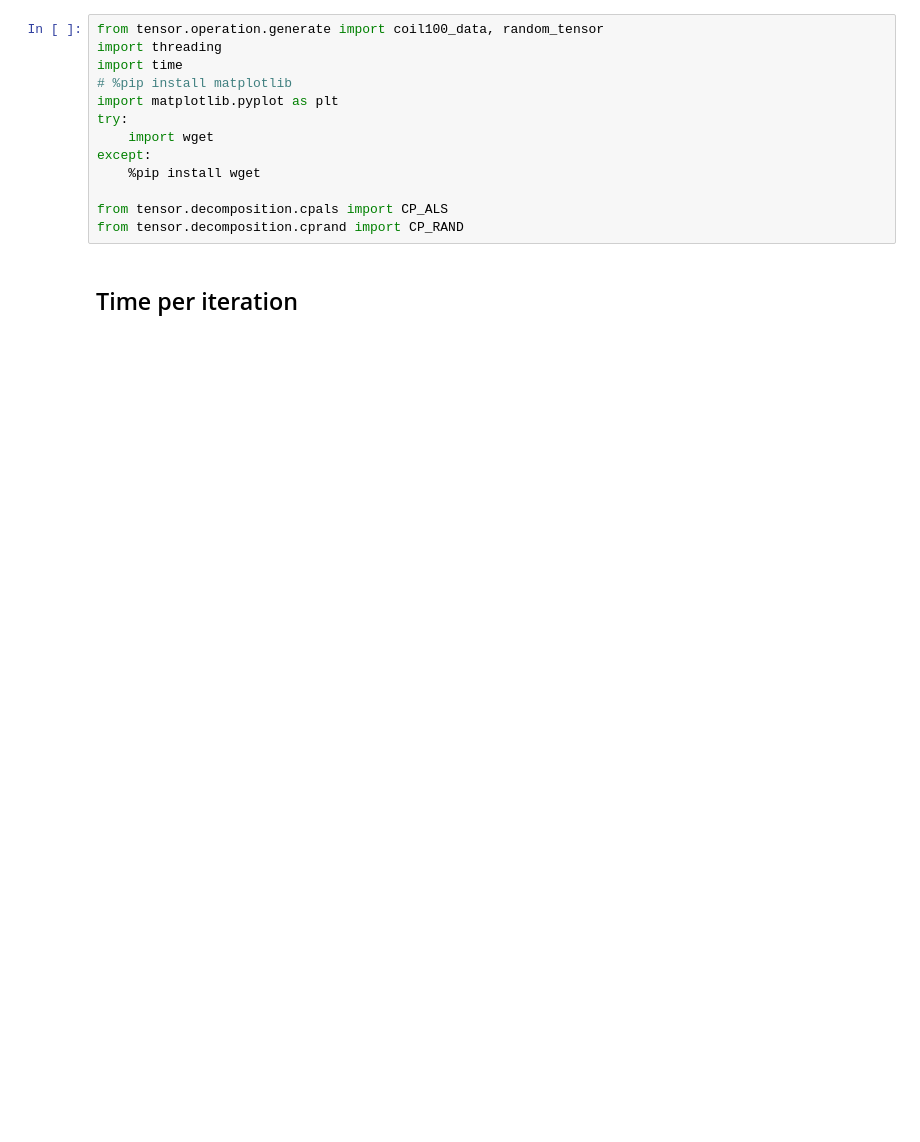
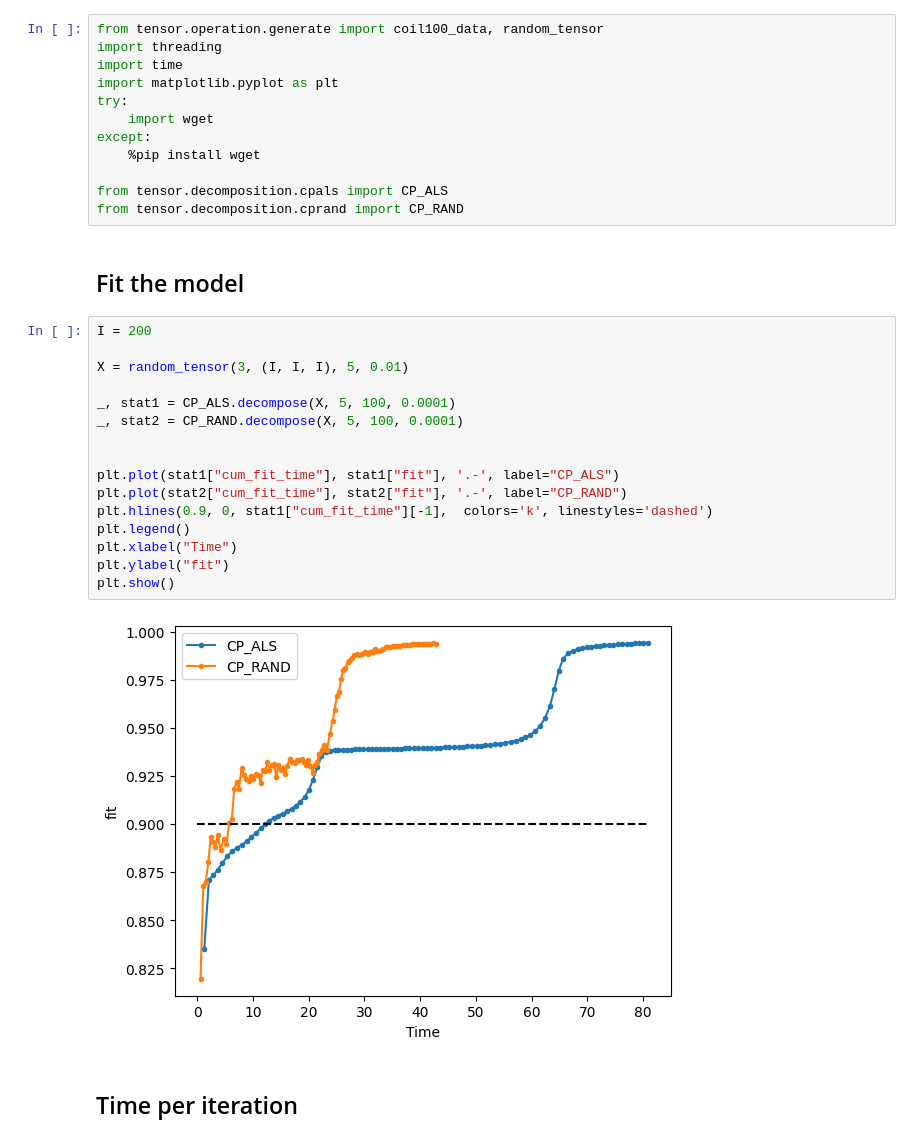
Before and after one commit to kartiksrinivas007/CS6070-Tensors, a Jupyter notebook: experiment.ipynb, the cells around one changed output. Drawn from its saved outputs; the diff is of its cells as text; blank space fills up the shorter version.

Commit message:
Added fit comparision plots

```diff
--- a/experiment.ipynb
+++ b/experiment.ipynb
@@ -2,7 +2,6 @@
 from tensor.operation.generate import coil100_data, random_tensor
 import threading
 import time
-# %pip install matplotlib
 import matplotlib.pyplot as plt
 try:
     import wget
@@ -11,6 +10,26 @@ except:
 
 from tensor.decomposition.cpals import CP_ALS
 from tensor.decomposition.cprand import CP_RAND
+# %% [markdown]
+## Fit the model
+# %%
+I = 200
+
+X = random_tensor(3, (I, I, I), 5, 0.01)
+
+_, stat1 = CP_ALS.decompose(X, 5, 100, 0.0001)
+_, stat2 = CP_RAND.decompose(X, 5, 100, 0.0001)
+
+
+plt.plot(stat1["cum_fit_time"], stat1["fit"], '.-', label="CP_ALS")
+plt.plot(stat2["cum_fit_time"], stat2["fit"], '.-', label="CP_RAND")
+plt.hlines(0.9, 0, stat1["cum_fit_time"][-1],  colors='k', linestyles='dashed')
+plt.legend()
+plt.xlabel("Time")
+plt.ylabel("fit")
+plt.show()
+# %% [output]
+[figure, added]
 # %% [markdown]
 ## Time per iteration
 # %%
```
Also changed, not shown: parts of 5 cells of this notebook, 3 other files.
